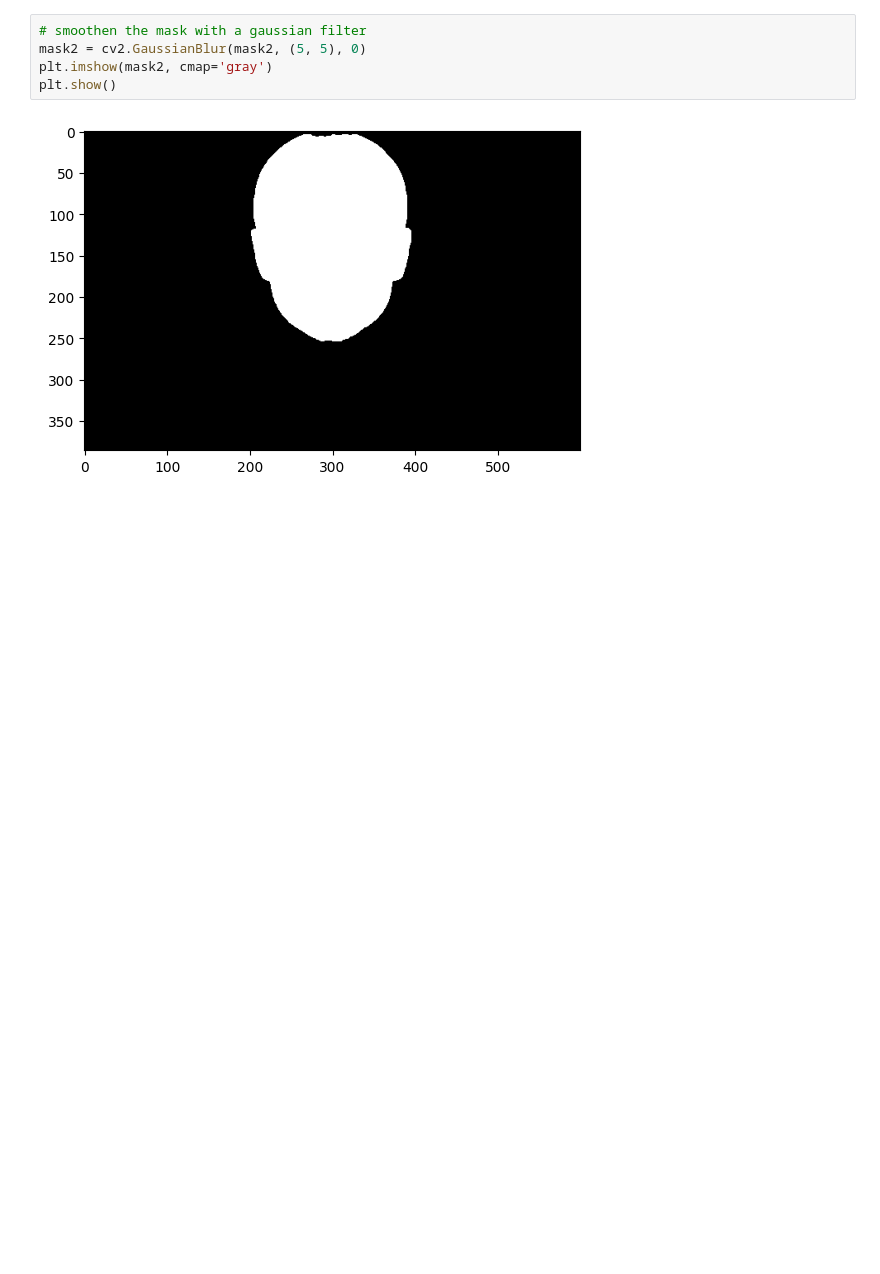
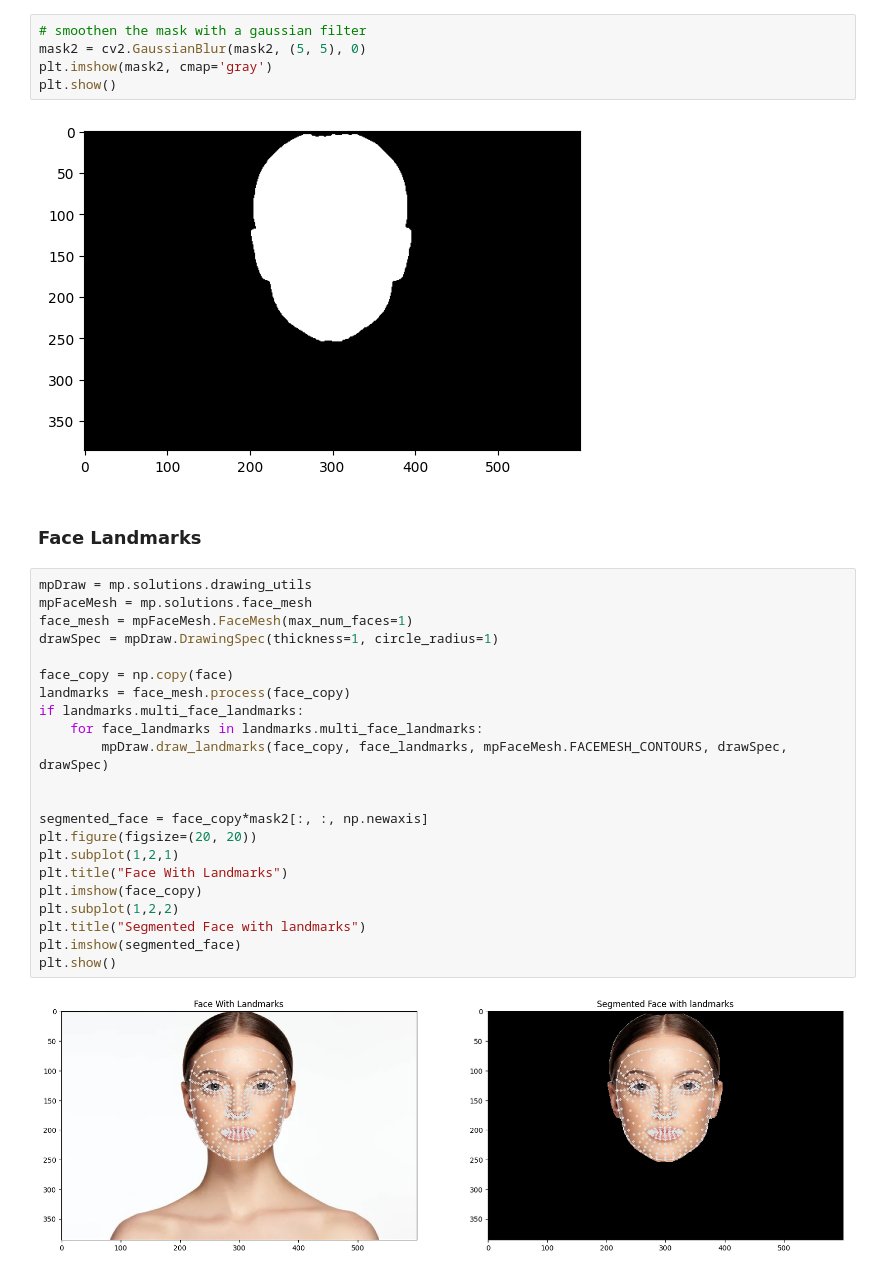
Before and after one commit to bhavberi/Face-Augmentation, a Jupyter notebook: src/main.ipynb, the cells around one changed output. Drawn from its saved outputs; the diff is of its cells as text; blank space fills up the shorter version.

Commit message:
Landmark detection

```diff
--- a/src/main.ipynb
+++ b/src/main.ipynb
@@ -58,3 +65,29 @@ plt.imshow(mask2, cmap='gray')
 plt.show()
 # %% [output]
 [figure]
+# %% [markdown]
+### Face Landmarks
+# %%
+mpDraw = mp.solutions.drawing_utils
+mpFaceMesh = mp.solutions.face_mesh
+face_mesh = mpFaceMesh.FaceMesh(max_num_faces=1)
+drawSpec = mpDraw.DrawingSpec(thickness=1, circle_radius=1)
+
+face_copy = np.copy(face)
+landmarks = face_mesh.process(face_copy)
+if landmarks.multi_face_landmarks:
+    for face_landmarks in landmarks.multi_face_landmarks:
+        mpDraw.draw_landmarks(face_copy, face_landmarks, mpFaceMesh.FACEMESH_CONTOURS, drawSpec, drawSpec)
+
+
+segmented_face = face_copy*mask2[:, :, np.newaxis]
+plt.figure(figsize=(20, 20))
+plt.subplot(1,2,1)
+plt.title("Face With Landmarks")
+plt.imshow(face_copy)
+plt.subplot(1,2,2)
+plt.title("Segmented Face with landmarks")
+plt.imshow(segmented_face)
+plt.show()
+# %% [output]
+[figure, added]
```
Also changed, not shown: parts of 6 cells of this notebook.
